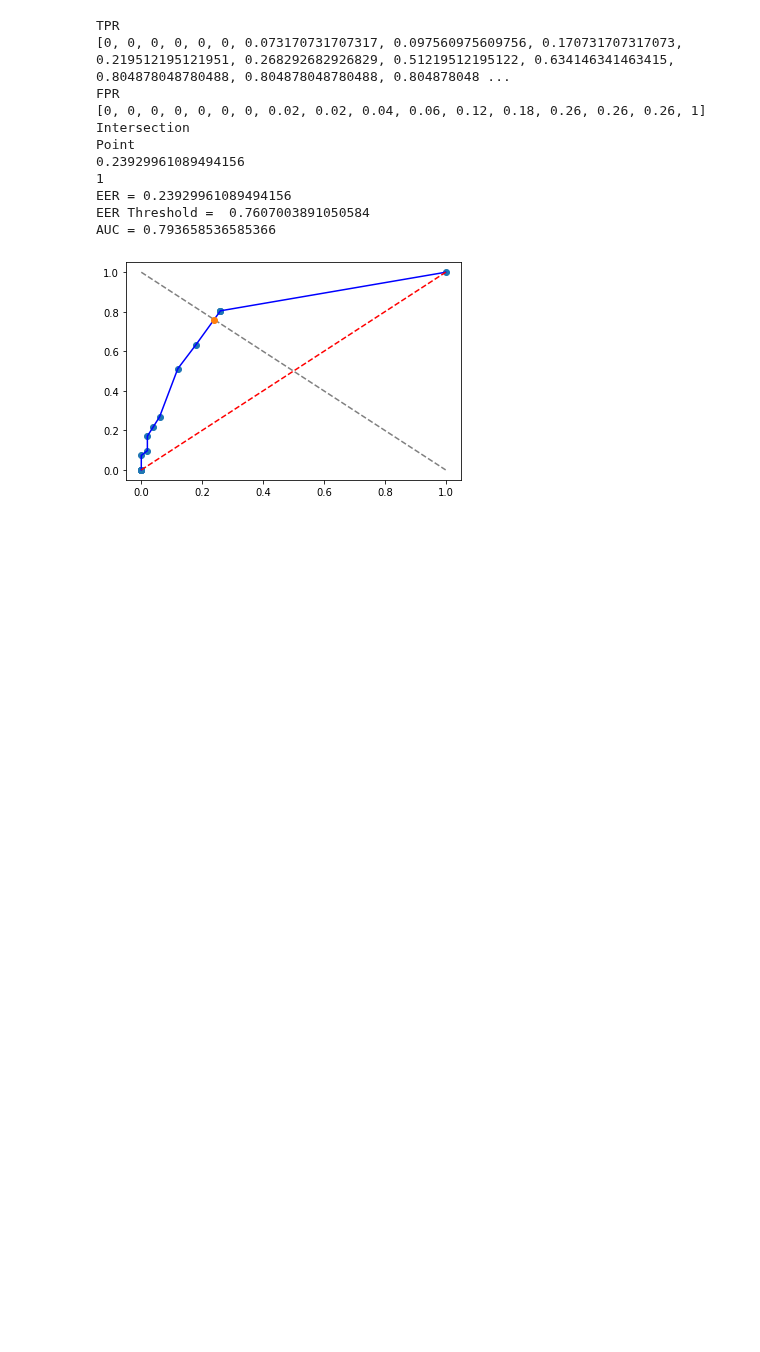
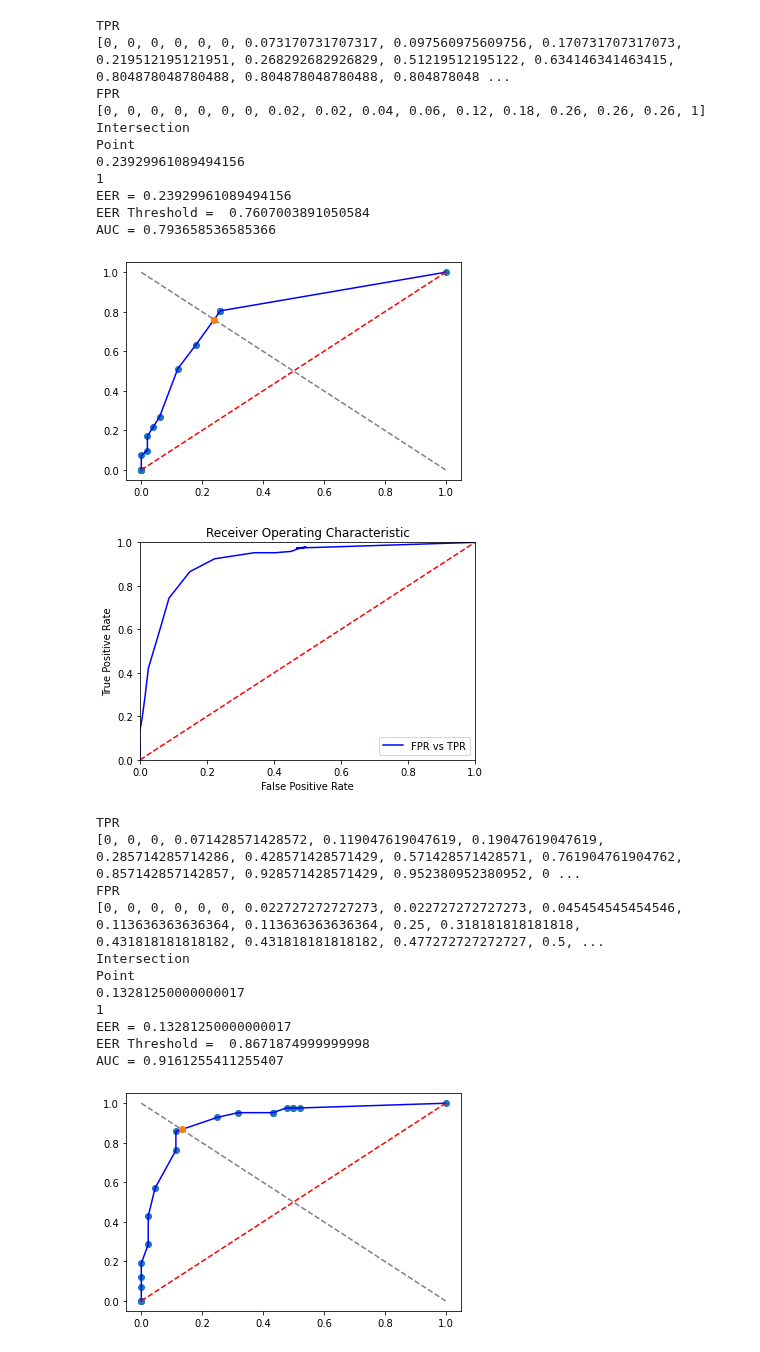
Before and after one commit to dmbk/Anomaly-Detection-System, a Jupyter notebook: OUTPUT_SAVE_ROC.ipynb, the cells around one changed output. Cells and saved outputs as stored; diff of their text form; code cells hidden in the pictures; blank space fills up the shorter version.

```diff
--- a/OUTPUT_SAVE_ROC.ipynb
+++ b/OUTPUT_SAVE_ROC.ipynb
@@ -256,3 +246,25 @@ EER = 0.23929961089494156
 EER Threshold =  0.7607003891050584
 AUC = 0.793658536585366
 [figure]
+# %%
+#RCO after gt correction PED1
+
+TPR = [0,	0,	0,	0.071428571428572,	0.119047619047619,	0.19047619047619,	0.285714285714286,	0.428571428571429,	0.571428571428571,	0.761904761904762,	0.857142857142857,	0.928571428571429,	0.952380952380952,	0.952380952380952,	0.952380952380952,	0.976190476190476,	0.976190476190476,	0.976190476190476,	0.976190476190476, 1]
+
+FPR = [0	,0,	0	,0	,0	,0	,0.022727272727273,	0.022727272727273,	0.045454545454546	,0.113636363636364	,0.113636363636364,	0.25,	0.318181818181818	,0.431818181818182	,0.431818181818182,	0.477272727272727,	0.5,	0.5,	0.522727272727273, 1]
+
+show_roc(TPR, FPR)
+# %% [output]
+[figure, added]
+TPR
+[0, 0, 0, 0.071428571428572, 0.119047619047619, 0.19047619047619, 0.285714285714286, 0.428571428571429, 0.571428571428571, 0.761904761904762, 0.857142857142857, 0.928571428571429, 0.952380952380952, 0 ...
+FPR
+[0, 0, 0, 0, 0, 0, 0.022727272727273, 0.022727272727273, 0.045454545454546, 0.113636363636364, 0.113636363636364, 0.25, 0.318181818181818, 0.431818181818182, 0.431818181818182, 0.477272727272727, 0.5, ...
+Intersection
+Point
+0.13281250000000017
+1
+EER = 0.13281250000000017
+EER Threshold =  0.8671874999999998
+AUC = 0.9161255411255407
+[figure, added]
```
Also changed, not shown: parts of 1 cell of this notebook.
